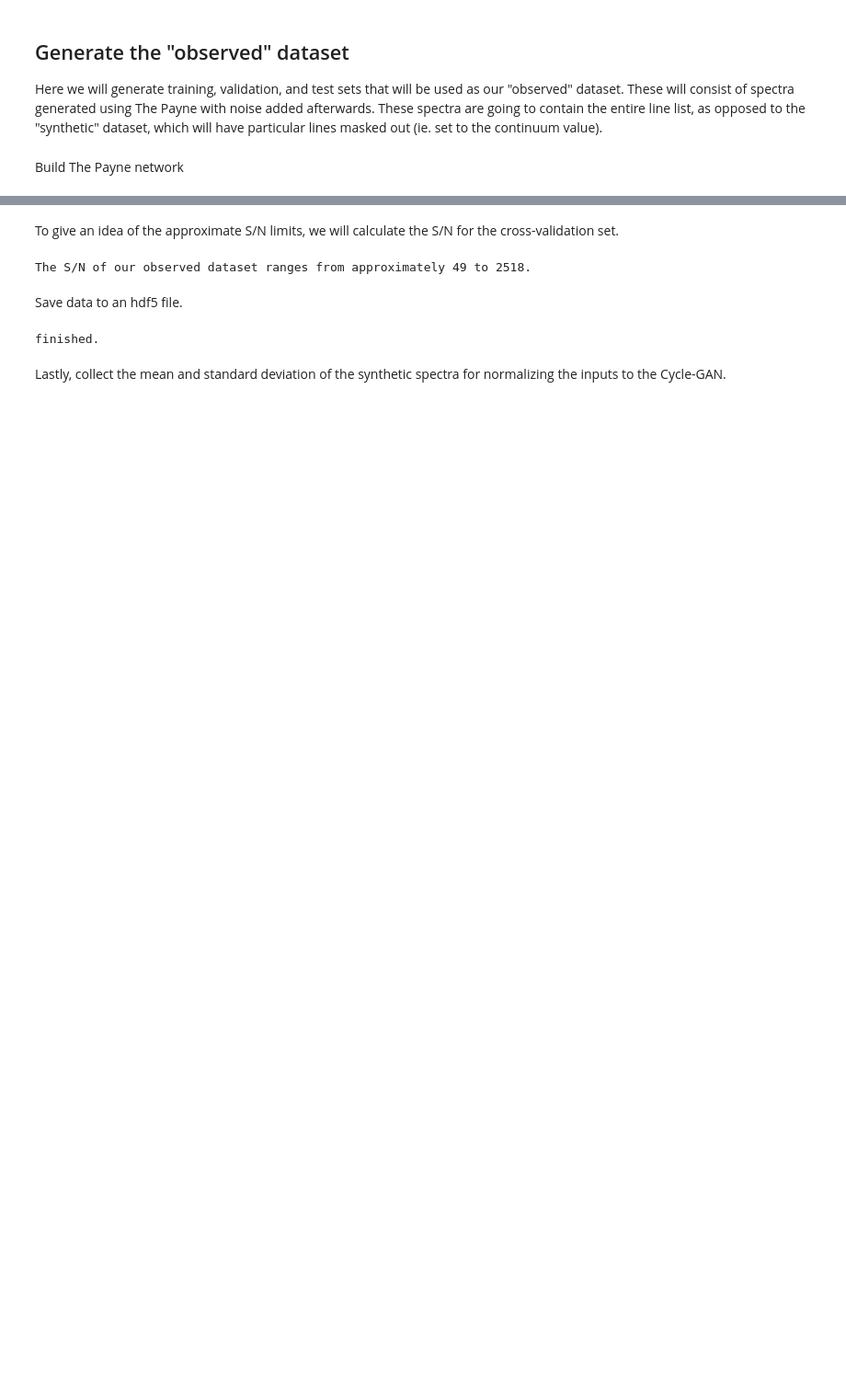
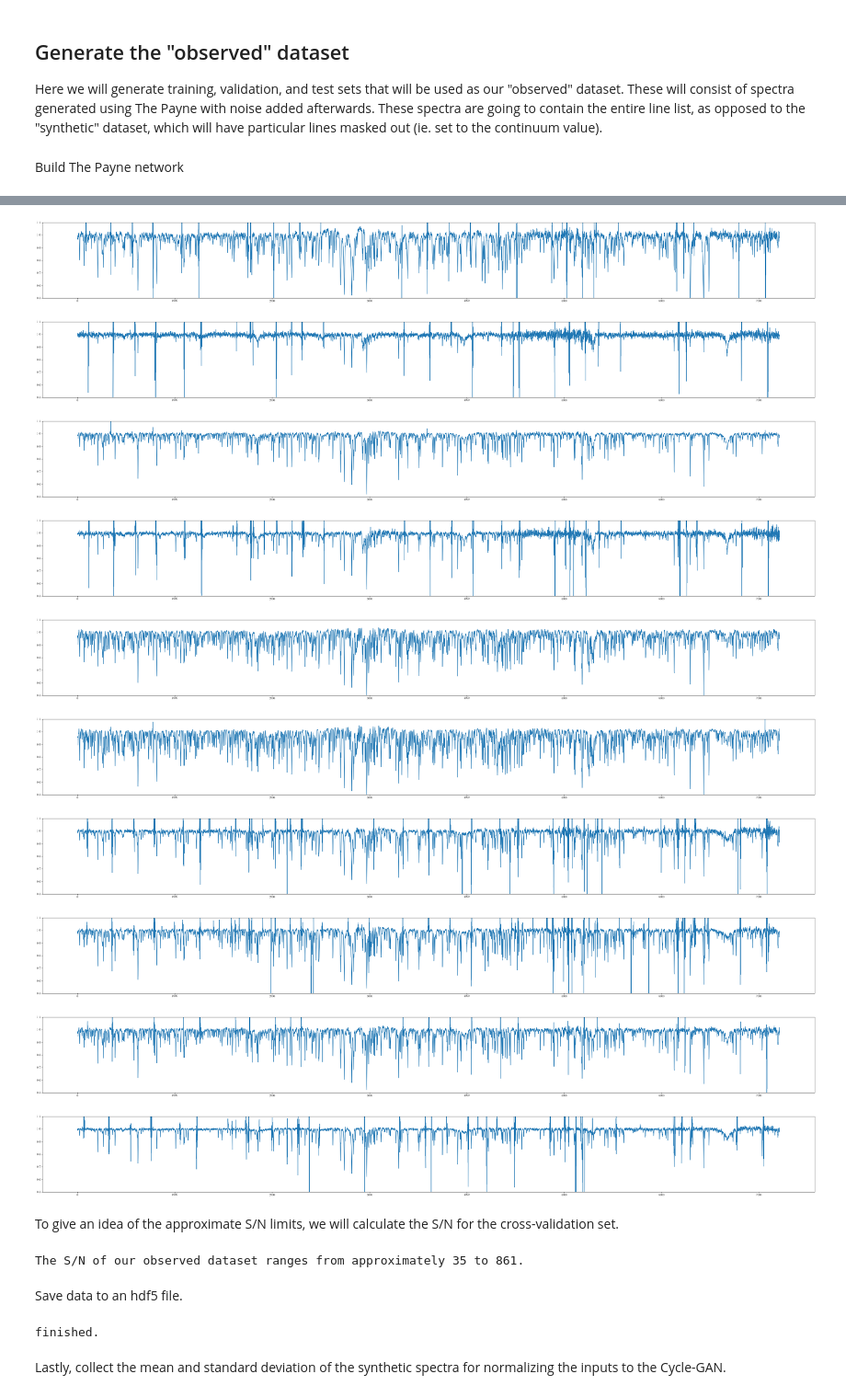
Before and after one commit to teaghan/Cycle_SN, a Jupyter notebook: new_lines_project/Generate_Observed_Payne_Domain.ipynb, the cells around one changed output, grey strips where cells are left out. Shown at 92% size. Cells and saved outputs as stored; diff of their text form; code cells hidden in the pictures; blank space fills up the shorter version.

```diff
--- a/new_lines_project/Generate_Observed_Payne_Domain.ipynb
+++ b/new_lines_project/Generate_Observed_Payne_Domain.ipynb
@@ -46 +35,10 @@ labels_payne = np.load(data_dir+'mock_all_spectra_no_noise_resample_prior_large.
+# %%
+datasets = ['train', 'val', 'test']
+
+labels = []
+spec_errs = []
+with h5py.File(data_file_obs, 'r') as F:
+    for dataset in datasets:
+        labels.append(F['labels %s'%dataset][:])
+        spec_errs.append(F['spectra_err %s'%dataset][:])
 # %% [markdown]
@@ -115,10 +77,39 @@ payne_te_specs += spec_err_te
+# %%
+snrs = []
+for i in range(len(spectra)):
+    # Don't include huge errors in noise generation
+    x_err = np.clip(spec_errs[i],0,1)
+
+    # Create noise
+    noise = x_err*np.random.normal(size=x_err.shape)
+
+    snrs.append(np.median(np.abs(spectra[i]/noise), 1))
+
+    # Add noise to spectra
+    spectra[i] += noise
+# %%
+for i in range(10):
+    plt.figure(figsize=(50,5))
+    plt.plot(spectra[0][i])
+    plt.ylim(0.5, 1.1)
+    plt.show()
+# %% [output]
+[figure, added]
+[figure, added]
+[figure, added]
+[figure, added]
+[figure, added]
+[figure, added]
+[figure, added]
+[figure, added]
+[figure, added]
+[figure, added]
 # %% [markdown]
 To give an idea of the approximate S/N limits, we will calculate the S/N for the cross-validation set.
 # %%
-snr_val = np.mean(payne_val_specs/spec_err_val, axis=1)
-print('The S/N of our observed dataset ranges from approximately %0.0f to %0.0f.' % (np.min(snr_val), np.max(snr_val)))
+print('The S/N of our observed dataset ranges from approximately %0.0f to %0.0f.' % (np.min(snrs[0]), np.max(snrs[0])))
 # %% [output]
-The S/N of our observed dataset ranges from approximately 49 to 2518.
+The S/N of our observed dataset ranges from approximately 35 to 861.
 # %% [markdown]
 Save data to an hdf5 file.
 # %%
```
Also changed, not shown: parts of 13 cells of this notebook, 5 other files.
